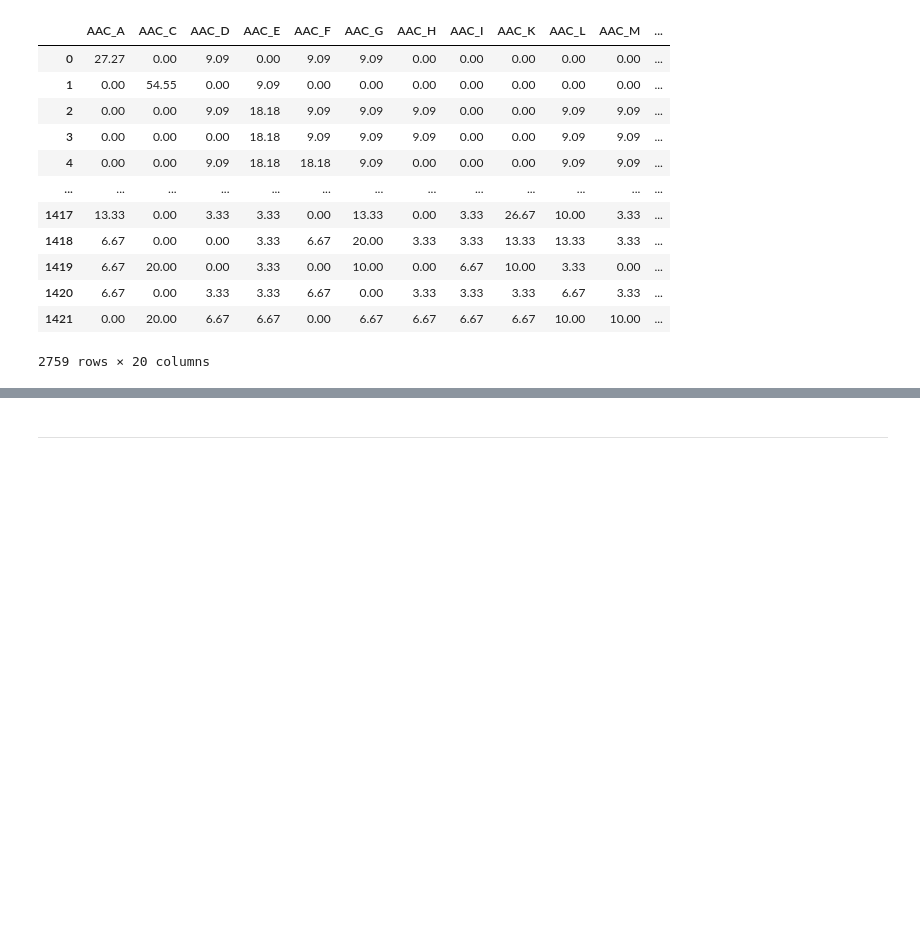
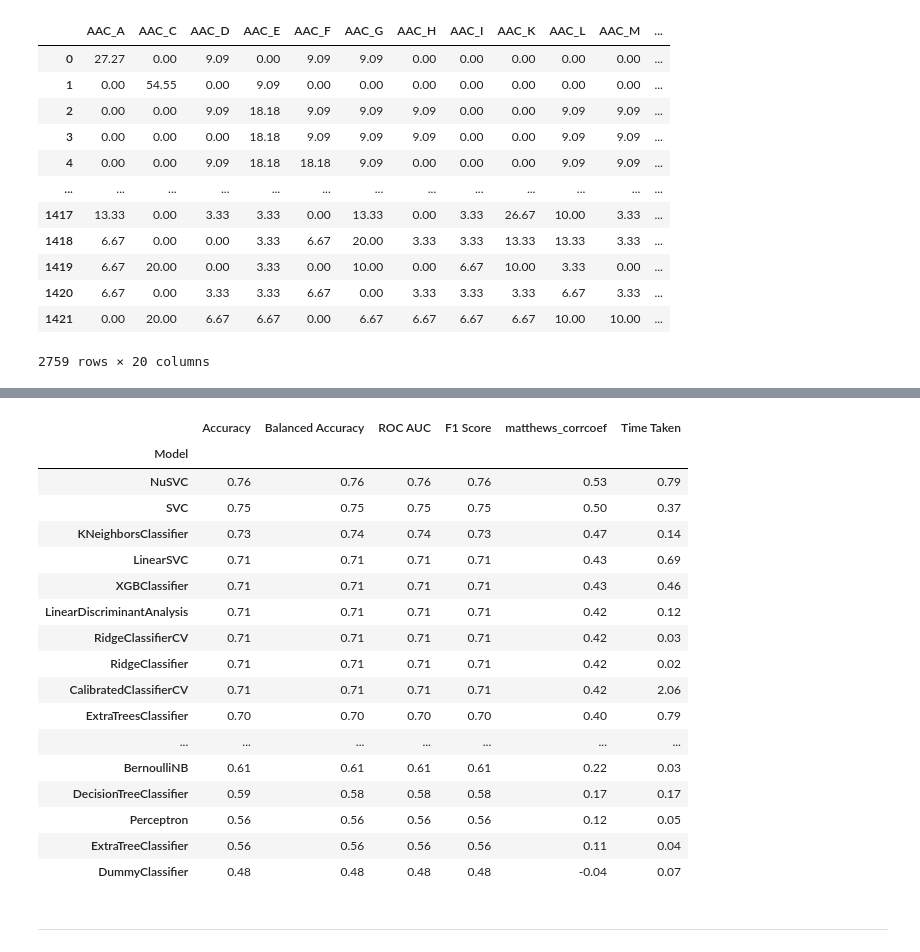
Before and after one commit to DanielAldas/RIIAA5.0_Workshop, a Jupyter notebook: Building_&_interpreting_Deep_AmPEP30_model.ipynb, the cells around one changed output, grey strips where cells are left out. Cells and saved outputs as stored; diff of their text form; code cells hidden in the pictures; blank space fills up the shorter version.

```diff
--- a/Building_&_interpreting_Deep_AmPEP30_model.ipynb
+++ b/Building_&_interpreting_Deep_AmPEP30_model.ipynb
@@ -927,2 +1003,39 @@ plt.xlabel("Feature Importance")
+# %%
+upper_tri = features_norm.corr().abs().where(np.triu(np.ones(features_norm.corr().abs().shape),k=1).astype(np.bool))
+to_drop = [column for column in upper_tri.columns if any(upper_tri[column] > 0.95)]
+features_desc = features_norm.drop(to_drop, axis=1)
+# %%
+# Load dataset
+X = features_desc
+y = pepdesc_total['class'].copy()
+
+# Data split
+X_train, X_test, y_train, y_test = train_test_split(X, y, test_size=0.2, random_state =42, stratify=y)
+
+# Defines and builds the lazyclassifier
+clf = LazyClassifier(verbose=0,ignore_warnings=True, custom_metric=matthews_corrcoef)
+models,predictions = clf.fit(X_train, X_test, y_train, y_test)
+# %%
+# Prints the model performance (Training set)
+models
+# %% [output]
+|  | Accuracy | Balanced Accuracy | ROC AUC | F1 Score | matthews_corrcoef | Time Taken |
+| Model |  |  |  |  |  |  |
+| NuSVC | 0.76 | 0.76 | 0.76 | 0.76 | 0.53 | 0.79 |
+| SVC | 0.75 | 0.75 | 0.75 | 0.75 | 0.50 | 0.37 |
+| KNeighborsClassifier | 0.73 | 0.74 | 0.74 | 0.73 | 0.47 | 0.14 |
+| LinearSVC | 0.71 | 0.71 | 0.71 | 0.71 | 0.43 | 0.69 |
+| XGBClassifier | 0.71 | 0.71 | 0.71 | 0.71 | 0.43 | 0.46 |
+| LinearDiscriminantAnalysis | 0.71 | 0.71 | 0.71 | 0.71 | 0.42 | 0.12 |
+| RidgeClassifierCV | 0.71 | 0.71 | 0.71 | 0.71 | 0.42 | 0.03 |
+| RidgeClassifier | 0.71 | 0.71 | 0.71 | 0.71 | 0.42 | 0.02 |
+| CalibratedClassifierCV | 0.71 | 0.71 | 0.71 | 0.71 | 0.42 | 2.06 |
+| ExtraTreesClassifier | 0.70 | 0.70 | 0.70 | 0.70 | 0.40 | 0.79 |
+| ... | ... | ... | ... | ... | ... | ... |
+| BernoulliNB | 0.61 | 0.61 | 0.61 | 0.61 | 0.22 | 0.03 |
+| DecisionTreeClassifier | 0.59 | 0.58 | 0.58 | 0.58 | 0.17 | 0.17 |
+| Perceptron | 0.56 | 0.56 | 0.56 | 0.56 | 0.12 | 0.05 |
+| ExtraTreeClassifier | 0.56 | 0.56 | 0.56 | 0.56 | 0.11 | 0.04 |
+| DummyClassifier | 0.48 | 0.48 | 0.48 | 0.48 | -0.04 | 0.07 |
 # %% [markdown]
 ---
```
Also changed, not shown: parts of 48 cells of this notebook.
